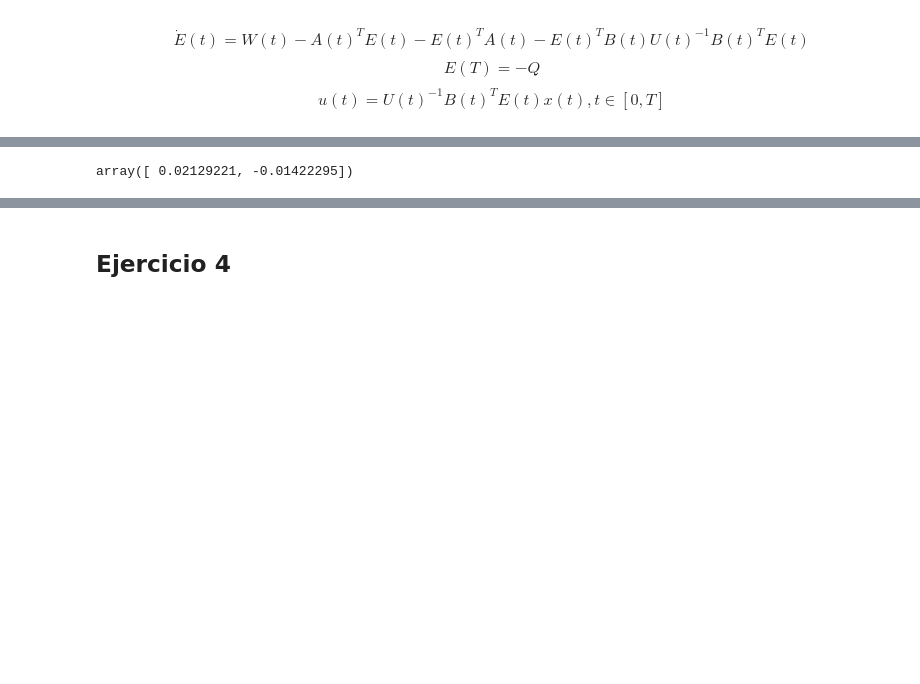
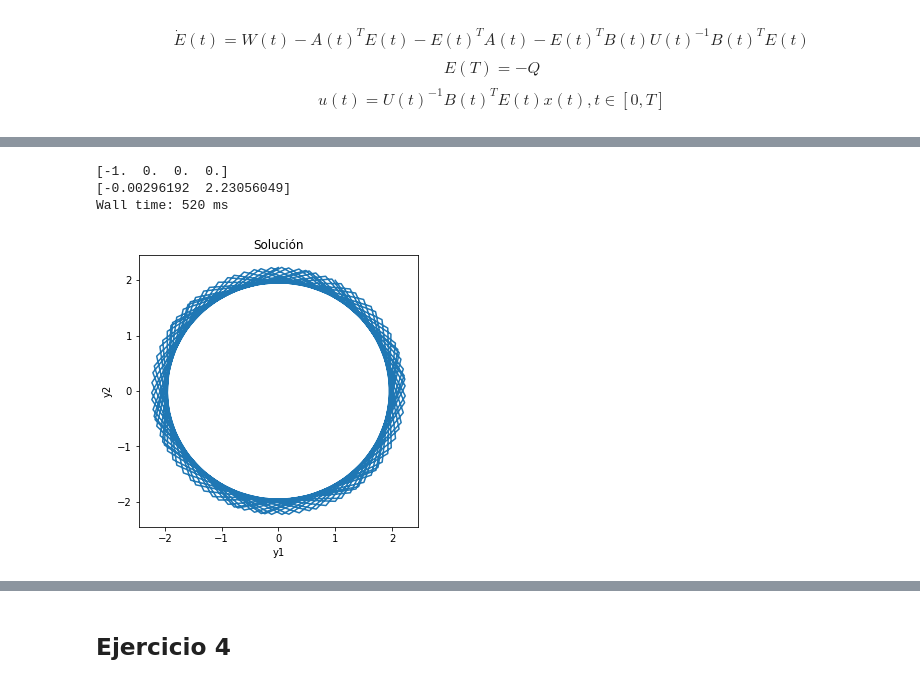
Before and after one commit to furrutiav/MA4703, a Jupyter notebook: lab4/enunciado_lab_4.ipynb, the cells around one changed output, grey strips where cells are left out. Cells and saved outputs as stored; diff of their text form; code cells hidden in the pictures; blank space fills up the shorter version.

```diff
--- a/lab4/enunciado_lab_4.ipynb
+++ b/lab4/enunciado_lab_4.ipynb
@@ -259,12 +245,3 @@ def dynamic_ric(t, x):
-# %%
-x0 = np.array([
-    Y1,
-    Y2+c
-])
-sol_ric = solve_ivp(dynamic_ric, t_span=[0,T], y0=x0, max_step=0.1, dense_output=True)
-sol_ric.sol(T)
-# %% [output]
-array([ 0.02129221, -0.01422295])
 # %%
 def plot_p3(sol, T):
     fig, ax = plt.subplots(1, 1, figsize=(5, 5))
@@ -277,3 +254,13 @@ def plot_p3(sol, T):
     ax.set_xlabel("y1")
     ax.set_ylabel("y2")
     pass
+# %%
+%%time
+T=100
+sol = solve_ricatti(Y1=1, Y2=1, c=1, T=T)
+plot_p3(sol, T)
+# %% [output]
+[-1.  0.  0.  0.]
+[-0.00296192  2.23056049]
+Wall time: 520 ms
+[figure, added]
```
Also changed, not shown: parts of 11 cells of this notebook, 2 other files.
